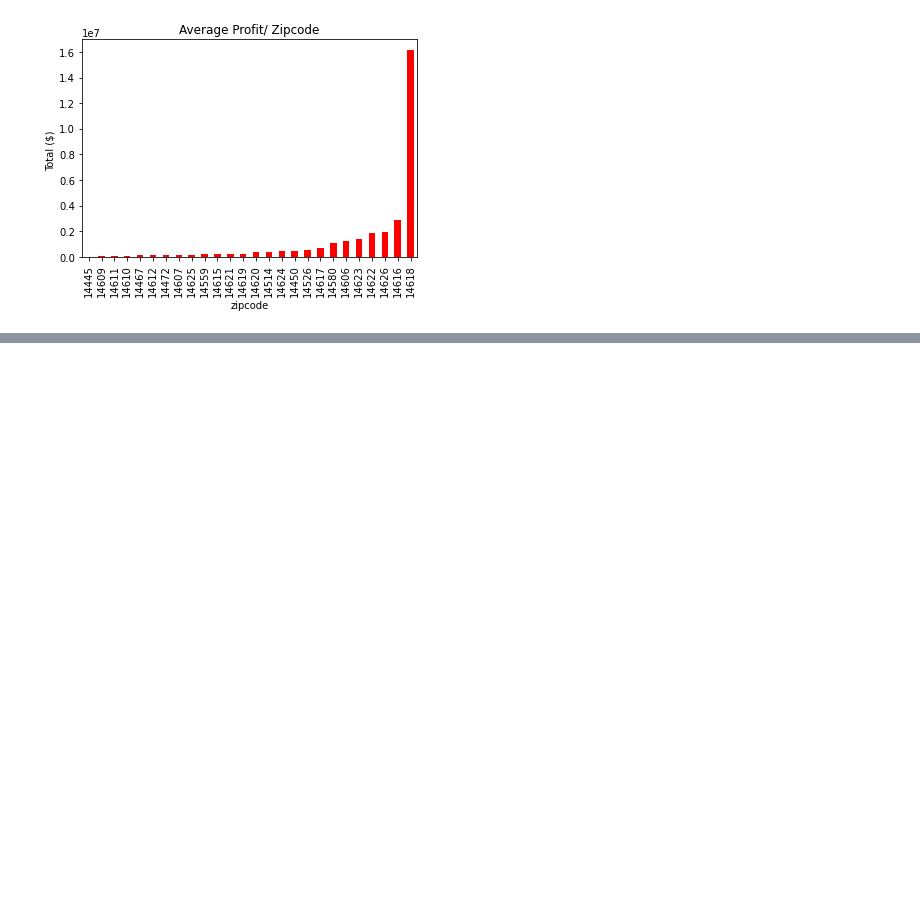
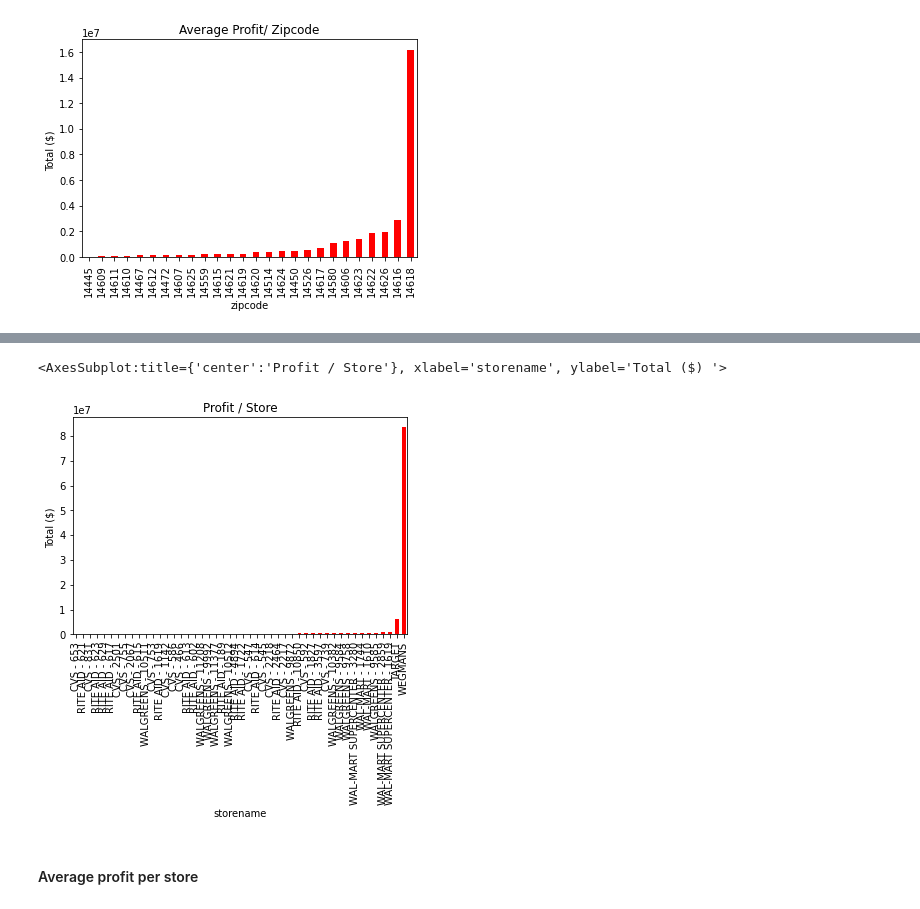
Before and after one commit to jymjam/Business-analytics-competition, a Jupyter notebook: data_cleaning/EDA.ipynb, the cells around one changed output, grey strips where cells are left out. Cells and saved outputs as stored; diff of their text form; code cells hidden in the pictures; blank space fills up the shorter version.

```diff
--- a/data_cleaning/EDA.ipynb
+++ b/data_cleaning/EDA.ipynb
@@ -555,0 +561,4 @@ profit_per_zipcode.sort_values().plot(kind = 'bar',
+# %%
+total_profit_store_groups = df_merged.groupby(['storename']).sum().sort_values(['profit'], ascending = True)['profit']
+
+total_profit_store_groups.sort_values().head()
@@ -555,0 +573,10 @@ profit_per_zipcode.sort_values().plot(kind = 'bar',
+# %%
+total_profit_store_groups.sort_values().plot(kind = 'bar',
+                             color = 'red',
+                            ylabel = 'Total ($) ',
+                            title = 'Profit / Store')
+# %% [output]
+<AxesSubplot:title={'center':'Profit / Store'}, xlabel='storename', ylabel='Total ($) '>
+[figure, added]
+# %% [markdown]
+#### Average profit per store
```
Also changed, not shown: parts of 7 cells of this notebook.
